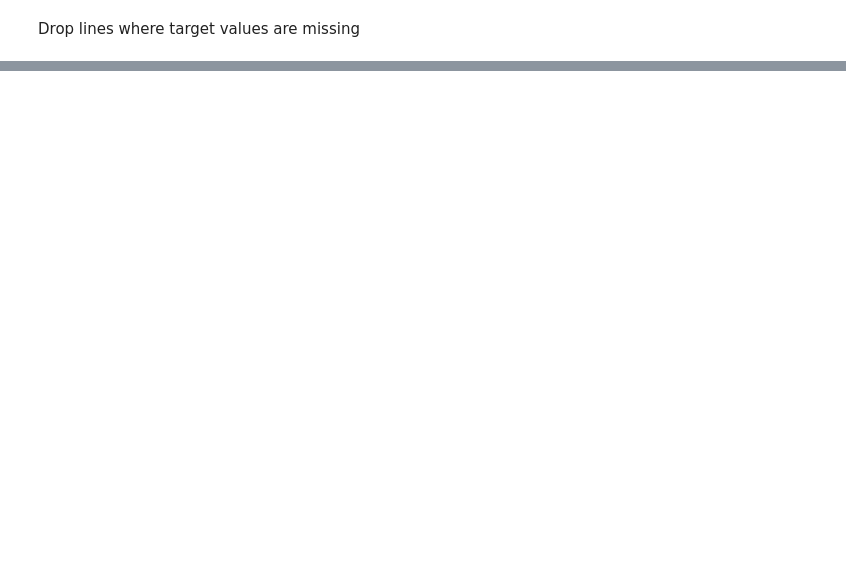
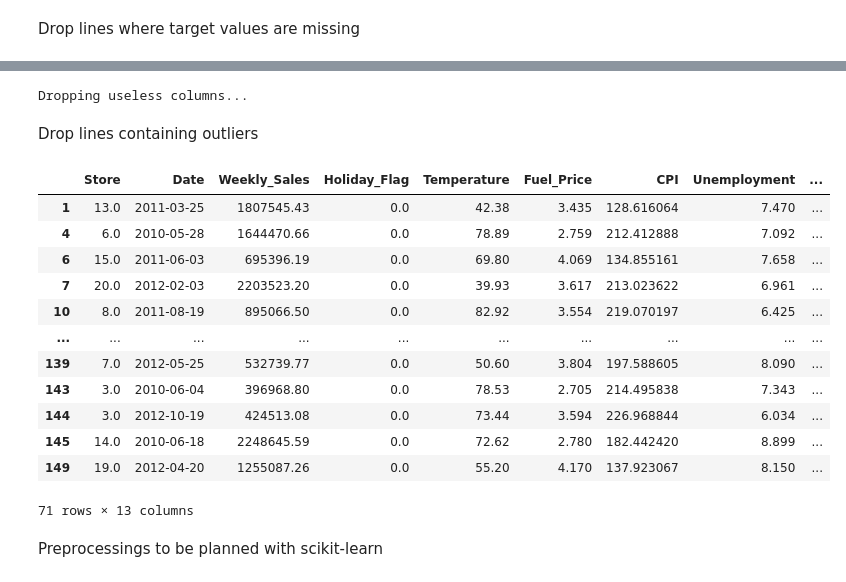
Before and after one commit to Stylomines/walmart_sales, a Jupyter notebook: walmart_project.ipynb, the cells around one changed output, grey strips where cells are left out. Saved outputs shown, nothing was run; the diff lists cells and outputs as text; code cells hidden in the pictures; blank space fills up the shorter version.

```diff
--- a/walmart_project.ipynb
+++ b/walmart_project.ipynb
@@ -185,0 +204,3 @@ df_walmart.drop(columns="Weekly_Sales_log", inplace=True)
+# %%
+df_walmart_clean = df_walmart.dropna(axis=0)
+df_walmart_clean.shape
@@ -185,0 +241,43 @@ df_walmart.drop(columns="Weekly_Sales_log", inplace=True)
+# %%
+# Drop columns
+drop_cols = ['Date', 'Weekly_Sales_log']
+
+print("Dropping useless columns...")
+df_walmart_clean = df_walmart_clean.drop(drop_cols, axis=1)
+# %% [output]
+Dropping useless columns...
+# %% [markdown]
+Drop lines containing outliers
+# %%
+def drop_outliers(df, col):
+
+    """ function with 2 arguments a DataFrame and a string, to remove outliers by columns
+        numeric features that don't fall within the range : [mean(X) - 3*std(X) ; mean(X) + 3*std(X)]
+    """
+    to_keep = ((df[col] < df[col].mean() + 3 * df[col].std()) & (df[col] > df[col].mean() - 3 * df[col].std()))
+    df = df.loc[to_keep,:]
+
+    return df
+# %%
+outliers_features = ["Temperature","Fuel_Price", "CPI", "Unemployment"]
+
+for col in outliers_features :
+    df_walmart_clean = drop_outliers(df_walmart_clean, col)
+# %%
+df_walmart_clean
+# %% [output]
+|  | Store | Date | Weekly_Sales | Holiday_Flag | Temperature | Fuel_Price | CPI | Unemployment | ... |
+| 1 | 13.0 | 2011-03-25 | 1807545.43 | 0.0 | 42.38 | 3.435 | 128.616064 | 7.470 | ... |
+| 4 | 6.0 | 2010-05-28 | 1644470.66 | 0.0 | 78.89 | 2.759 | 212.412888 | 7.092 | ... |
+| 6 | 15.0 | 2011-06-03 | 695396.19 | 0.0 | 69.80 | 4.069 | 134.855161 | 7.658 | ... |
+| 7 | 20.0 | 2012-02-03 | 2203523.20 | 0.0 | 39.93 | 3.617 | 213.023622 | 6.961 | ... |
+| 10 | 8.0 | 2011-08-19 | 895066.50 | 0.0 | 82.92 | 3.554 | 219.070197 | 6.425 | ... |
+| ... | ... | ... | ... | ... | ... | ... | ... | ... | ... |
+| 139 | 7.0 | 2012-05-25 | 532739.77 | 0.0 | 50.60 | 3.804 | 197.588605 | 8.090 | ... |
+| 143 | 3.0 | 2010-06-04 | 396968.80 | 0.0 | 78.53 | 2.705 | 214.495838 | 7.343 | ... |
+| 144 | 3.0 | 2012-10-19 | 424513.08 | 0.0 | 73.44 | 3.594 | 226.968844 | 6.034 | ... |
+| 145 | 14.0 | 2010-06-18 | 2248645.59 | 0.0 | 72.62 | 2.780 | 182.442420 | 8.899 | ... |
+| 149 | 19.0 | 2012-04-20 | 1255087.26 | 0.0 | 55.20 | 4.170 | 137.923067 | 8.150 | ... |
+71 rows × 13 columns
+# %% [markdown]
+Preprocessings to be planned with scikit-learn
```
Also changed, not shown: parts of 23 cells of this notebook.
